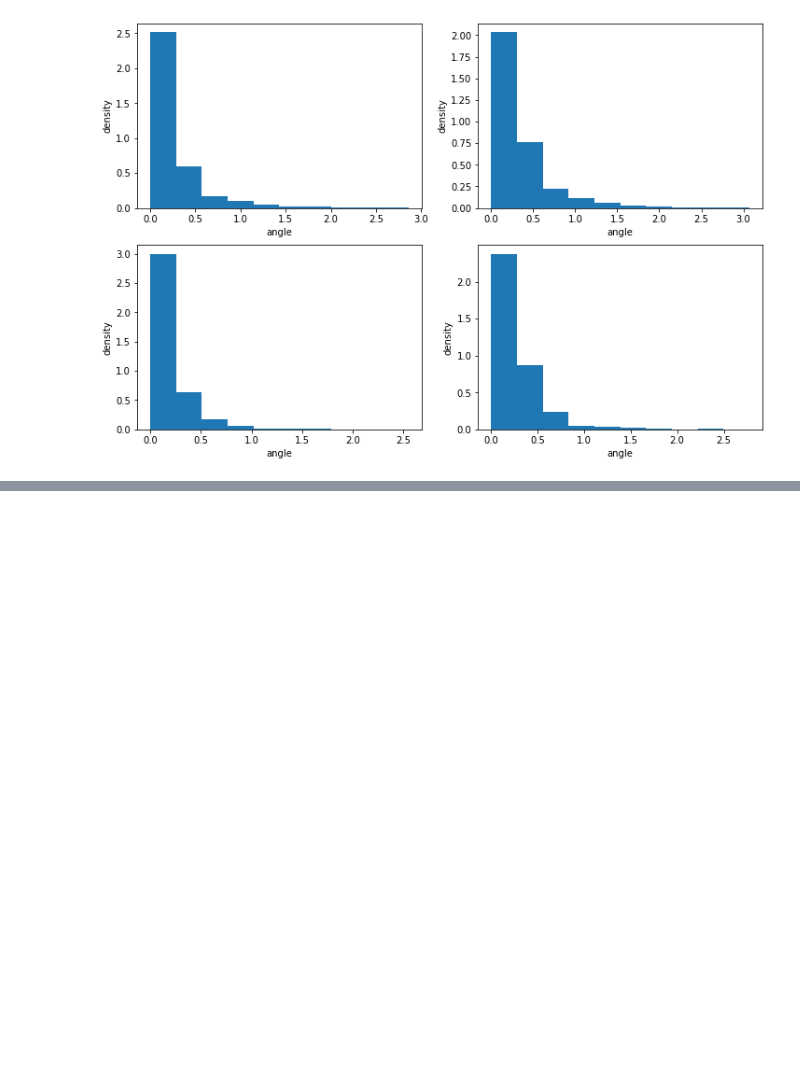
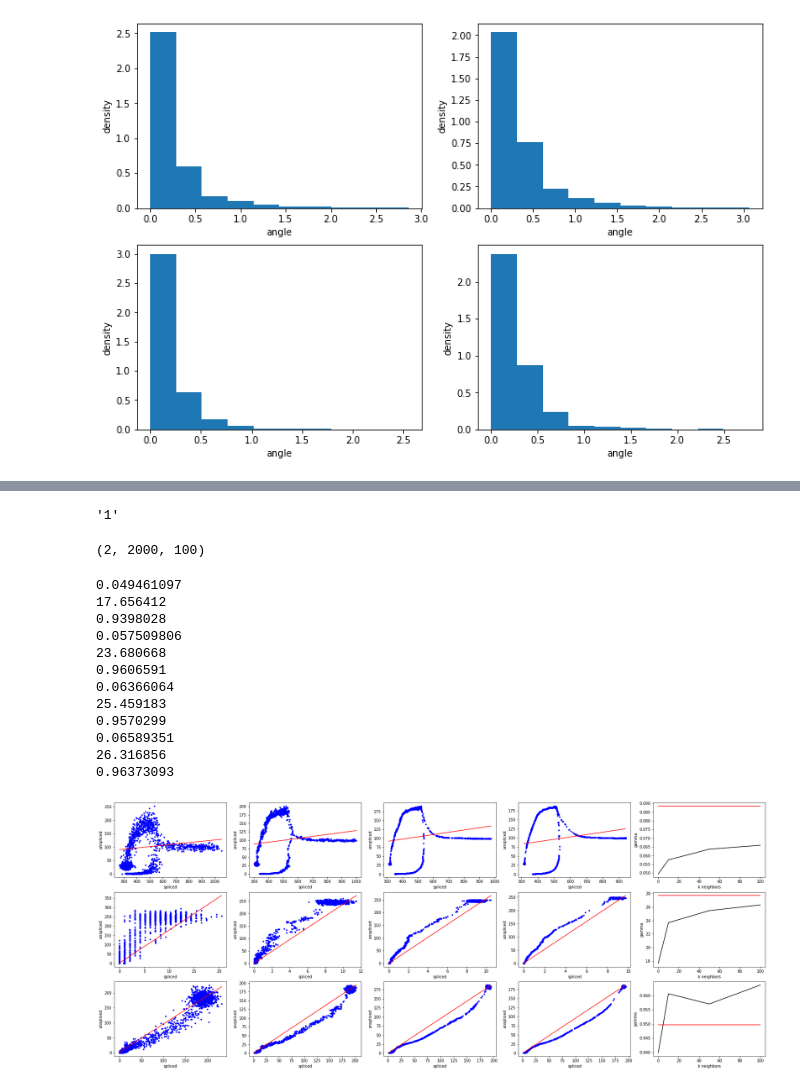
Before and after one commit to pachterlab/GFCP_2022, a Jupyter notebook: notebooks/test.ipynb, the cells around one changed output, grey strips where cells are left out. Saved outputs shown, nothing was run; the diff lists cells and outputs as text; code cells hidden in the pictures; blank space fills up the shorter version.

```diff
--- a/notebooks/test.ipynb
+++ b/notebooks/test.ipynb
@@ -475,0 +631,27 @@ angleDevPlots(vlm,Trans=["sqrt","linear"],n_neigh=[100,150],embed="PCA",baseline
+# %%
+str(1)
+# %% [output]
+'1'
+# %%
+X.shape
+# %% [output]
+(2, 2000, 100)
+# %%
+vlm = vcy.VelocytoLoom(loom_filepath="simdata.loom")
+preprocess(vlm,filter=False)
+# %%
+fig=phasePlots(vlm,n_neighs=[0,10,50,100],genes=3,sim=True)
+# %% [output]
+0.049461097
+17.656412
+0.9398028
+0.057509806
+23.680668
+0.9606591
+0.06366064
+25.459183
+0.9570299
+0.06589351
+26.316856
+0.96373093
+[figure, added]
```
Also changed, not shown: parts of 14 cells of this notebook.
